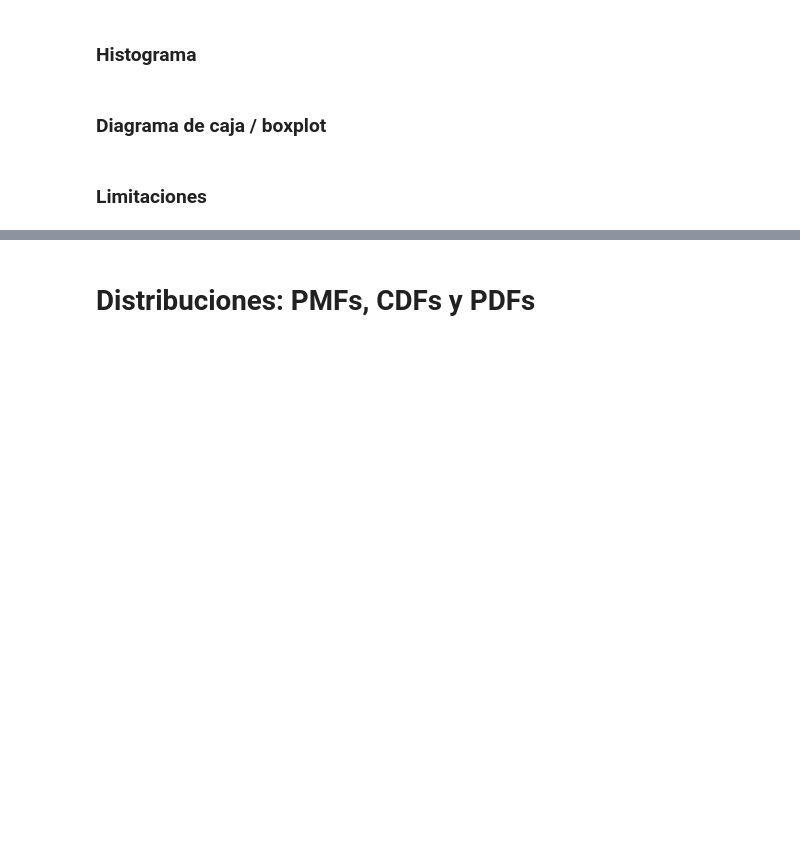
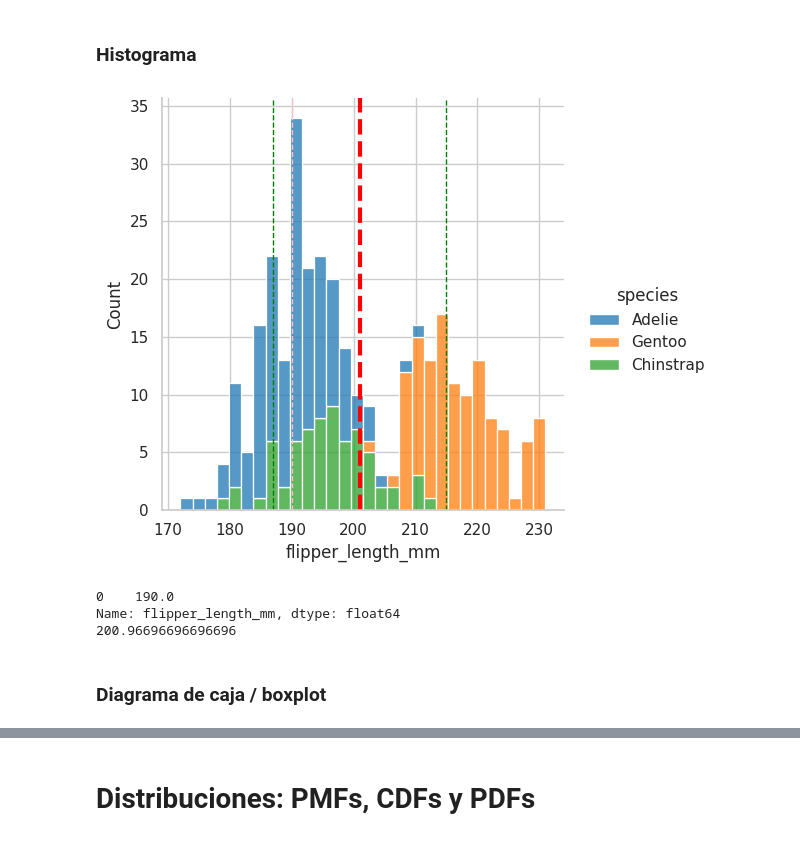
Before and after one commit to dionicio-alberto/Analisis-Explotarorio-De-Datos, a Jupyter notebook: curso.ipynb, the cells around one changed output, grey strips where cells are left out. Drawn from its saved outputs; the diff is of its cells as text; code cells hidden in the pictures; blank space fills up the shorter version.

```diff
--- a/curso.ipynb
+++ b/curso.ipynb
@@ -517,7 +577,56 @@ plt.plot(fy_2, fx_2)
 ## ¿Cómo puedo visualizar la distribución de una variable?
 # %% [markdown]
 ### Histograma
+# %%
+sns.displot(
+    data=process_penguin,
+    x='flipper_length_mm',
+    hue ='species',
+    multiple='stack',
+    kind='hist',
+    bins=30
+)
+x1,x2 =process_penguin.flipper_length_mm.mean(),process_penguin.flipper_length_mm.std()
+
+
+plt.axvline(
+    x=x1,
+    linestyle='dashed',
+    linewidth='3',
+    color='red'
+)
+
+plt.axvline(
+    x=x1-x2,
+    linestyle='dashed',
+    linewidth='1',
+    color='green'
+)
+
+plt.axvline(
+    x=x1+x2,
+    linestyle='dashed',
+    linewidth='1',
+    color='green'
+)
+
+
+plt.axvline(
+    x=process_penguin.flipper_length_mm.mode().max(),
+    linestyle='dashed',
+    linewidth='1',
+    color='pink'
+)
+
+plt.show()
+# %% [output]
+[figure, added]
+# %%
+print(process_penguin.flipper_length_mm.mode())
+print(process_penguin.flipper_length_mm.mean())
+# %% [output]
+0    190.0
+Name: flipper_length_mm, dtype: float64
+200.96696696696696
 # %% [markdown]
 ### Diagrama de caja / boxplot
-# %% [markdown]
-### Limitaciones
```
Also changed, not shown: parts of 23 cells of this notebook, 1 other file.
